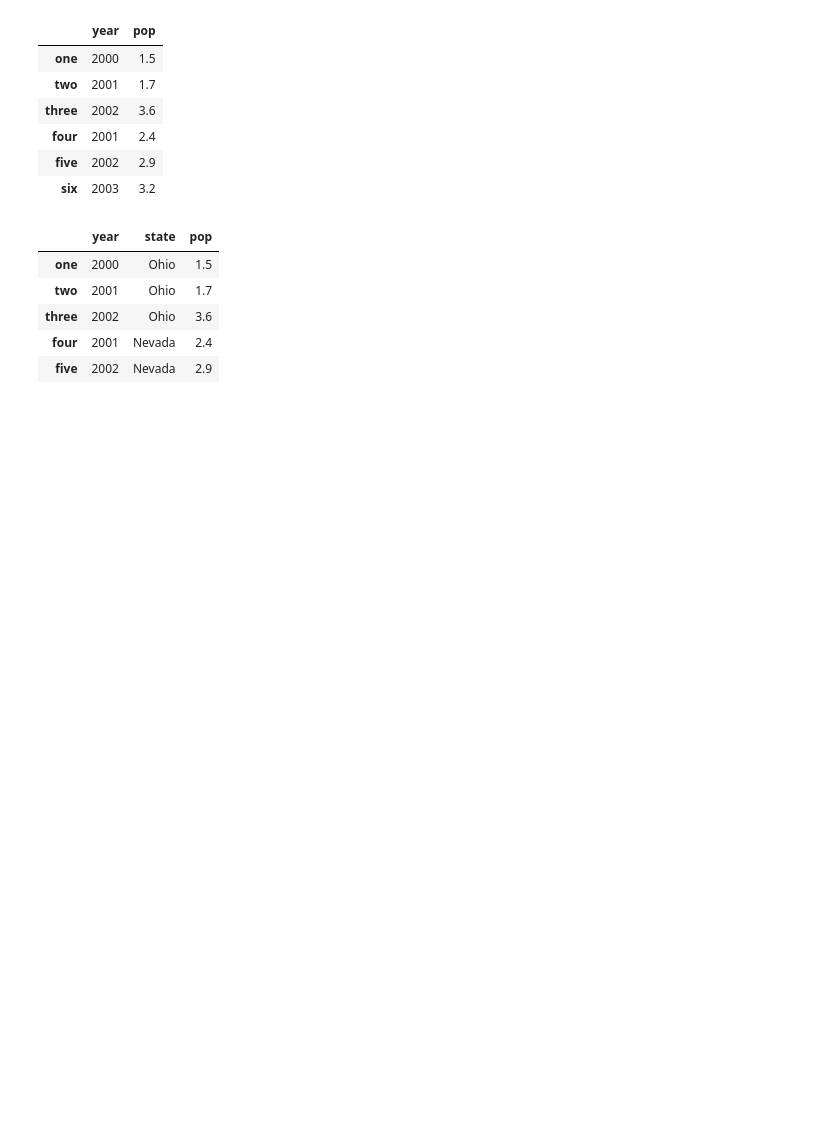
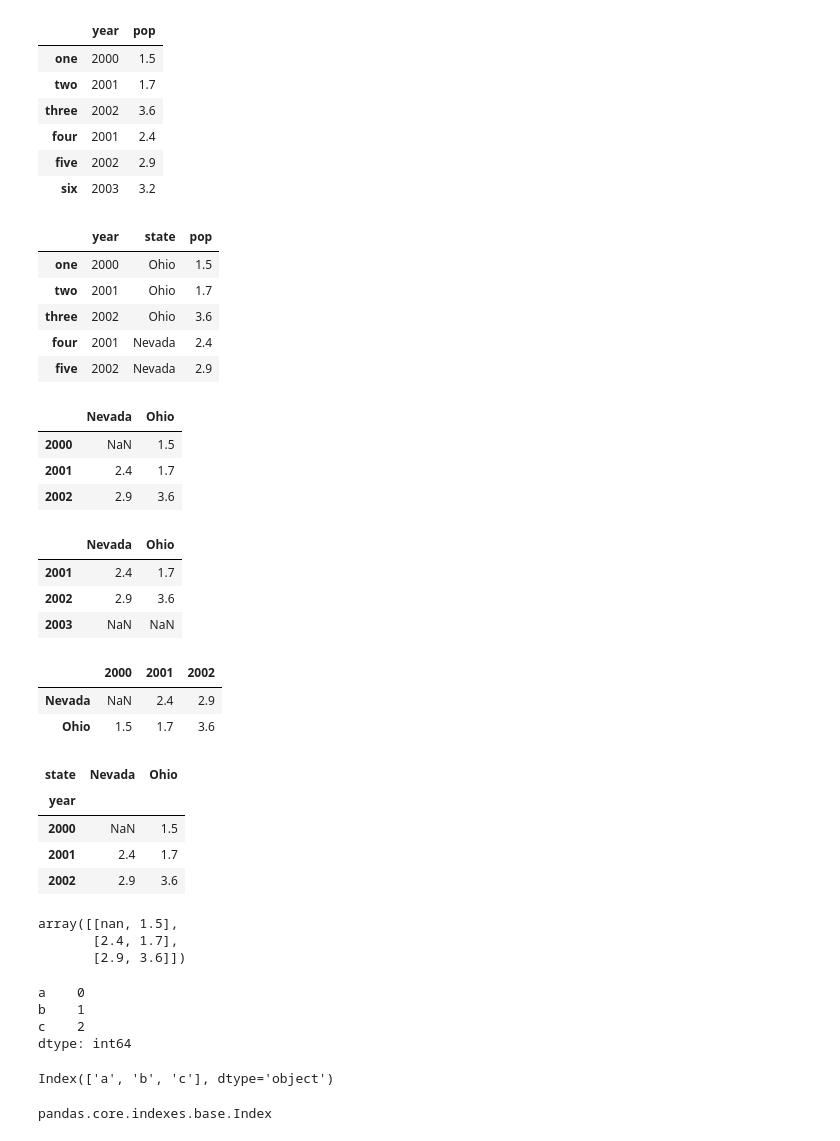
Before and after one commit to velenk/DataAnalysis, a Jupyter notebook: da04.ipynb, the cells around one changed output. Saved outputs shown, nothing was run; the diff lists cells and outputs as text; code cells hidden in the pictures; blank space fills up the shorter version.

```diff
--- a/da04.ipynb
+++ b/da04.ipynb
@@ -251,0 +256,39 @@ frame2
+# %%
+pop = {'Nevada': {2001: 2.4, 2002: 2.9},
+       'Ohio': {2000: 1.5, 2001: 1.7, 2002: 3.6}}
+frame3 = pd.DataFrame(pop)
+frame3
+# %% [output]
+|  | Nevada | Ohio |
+| 2000 | NaN | 1.5 |
+| 2001 | 2.4 | 1.7 |
+| 2002 | 2.9 | 3.6 |
+# %%
+pd.DataFrame(pop, index=pd.Series([2001, 2002, 2003]))
+# %% [output]
+|  | Nevada | Ohio |
+| 2001 | 2.4 | 1.7 |
+| 2002 | 2.9 | 3.6 |
+| 2003 | NaN | NaN |
+# %%
+frame3.T
+# %% [output]
+|  | 2000 | 2001 | 2002 |
+| Nevada | NaN | 2.4 | 2.9 |
+| Ohio | 1.5 | 1.7 | 3.6 |
+# %%
+frame3.index.name = 'year'
+frame3.columns.name = 'state'
+frame3
+# %% [output]
+| state | Nevada | Ohio |
+| year |  |  |
+| 2000 | NaN | 1.5 |
+| 2001 | 2.4 | 1.7 |
+| 2002 | 2.9 | 3.6 |
+# %%
+frame3.values
+# %% [output]
+array([[nan, 1.5],
+       [2.4, 1.7],
+       [2.9, 3.6]])
@@ -251,0 +297,16 @@ frame2
+# %%
+obj
+# %% [output]
+a    0
+b    1
+c    2
+dtype: int64
+# %%
+index = obj.index
+index
+# %% [output]
+Index(['a', 'b', 'c'], dtype='object')
+# %%
+type(index)
+# %% [output]
+pandas.core.indexes.base.Index
```
Also changed, not shown: parts of 13 cells of this notebook.
